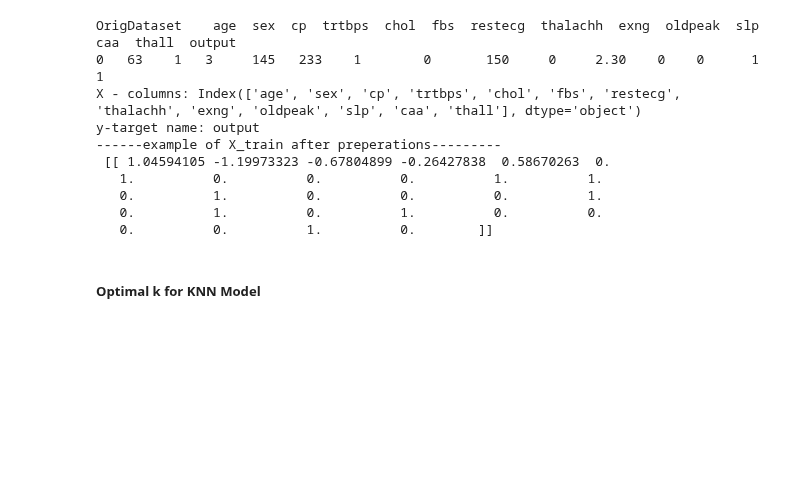
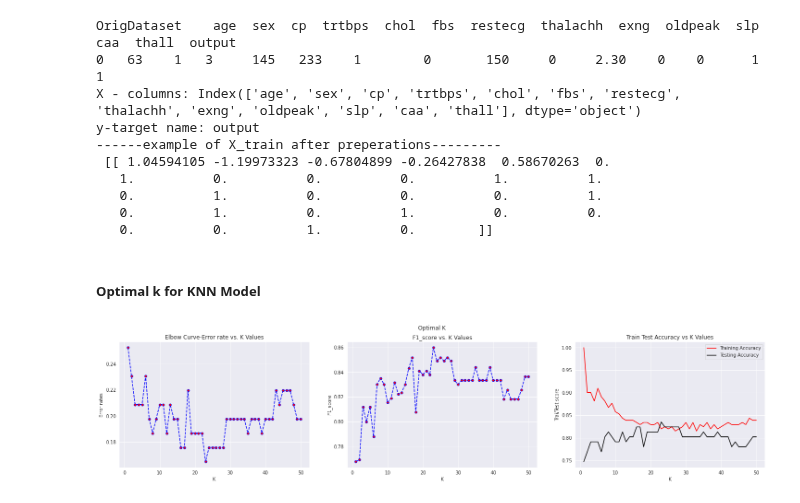
Before and after one commit to DimaUd/Heart-Attack, a Jupyter notebook: Heart_Attack_Part2_DataPrepararation_and_Modeling.ipynb, the cells around one changed output. Cells and saved outputs as stored; diff of their text form; code cells hidden in the pictures; blank space fills up the shorter version.

```diff
--- a/Heart_Attack_Part2_DataPrepararation_and_Modeling.ipynb
+++ b/Heart_Attack_Part2_DataPrepararation_and_Modeling.ipynb
@@ -408,3 +408,47 @@ y-target name: output
    0.          0.          1.          0.        ]]
 # %% [markdown]
 ##### Optimal k for KNN Model
+# %%
+f1_scores=[]
+eror_rates=[]#1-accuracy
+
+train_scores=[]
+test_scores=[]
+
+K_values = [i for i in range(1, 51)]
+for k in K_values:
+    knn=KNeighborsClassifier(n_neighbors=k,)
+    knn=knn.fit(X_train,y_train)
+ #   cv_scores = cross_val_score(knn, X_train,y_train, cv=5)
+    y_pred=knn.predict(X_test)
+
+    f1=f1_score(y_test,y_pred)
+    f1_scores.append(round(f1,4))
+
+    error=1-round(accuracy_score(y_test,y_pred),4)
+    eror_rates.append(error)
+#בקרת לימוד יתר עבור מודל
+    train_scores.append(accuracy_score( y_train,knn.predict(X_train)))
+    test_scores.append(accuracy_score(y_test,knn.predict(X_test)))
+# %%
+fig, (ax0, ax1, ax2) = plt.subplots(1, 3,figsize=(25,5))
+fig.suptitle('Optimal K')
+#Elbow Curve plot
+ax0.plot(K_values,eror_rates,color='blue', linestyle='dashed', marker='o',markerfacecolor='red', markersize=5)
+ax0.set_title('Elbow Curve-Error rate vs. K Values')
+ax0.set(xlabel='K', ylabel='Error rates')
+
+# F1 plot
+ax1.plot(K_values,f1_scores,color='blue', linestyle='dashed', marker='o',markerfacecolor='red', markersize=5)
+ax1.set_title('F1_score vs. K Values')
+ax1.set(xlabel='K', ylabel='F1_score')
+
+#Train Test vs K Values
+
+ax2.plot(K_values,train_scores, label='Training Accuracy', color='red')
+ax2.plot(K_values, test_scores, label='Testing Accuracy',  color='black')
+ax2.set_title('Train Test Accuracy vs K Values')
+ax2.set(xlabel='K', ylabel='Trai/Test score')
+ax2.legend();
+# %% [output]
+[figure, added]
```
